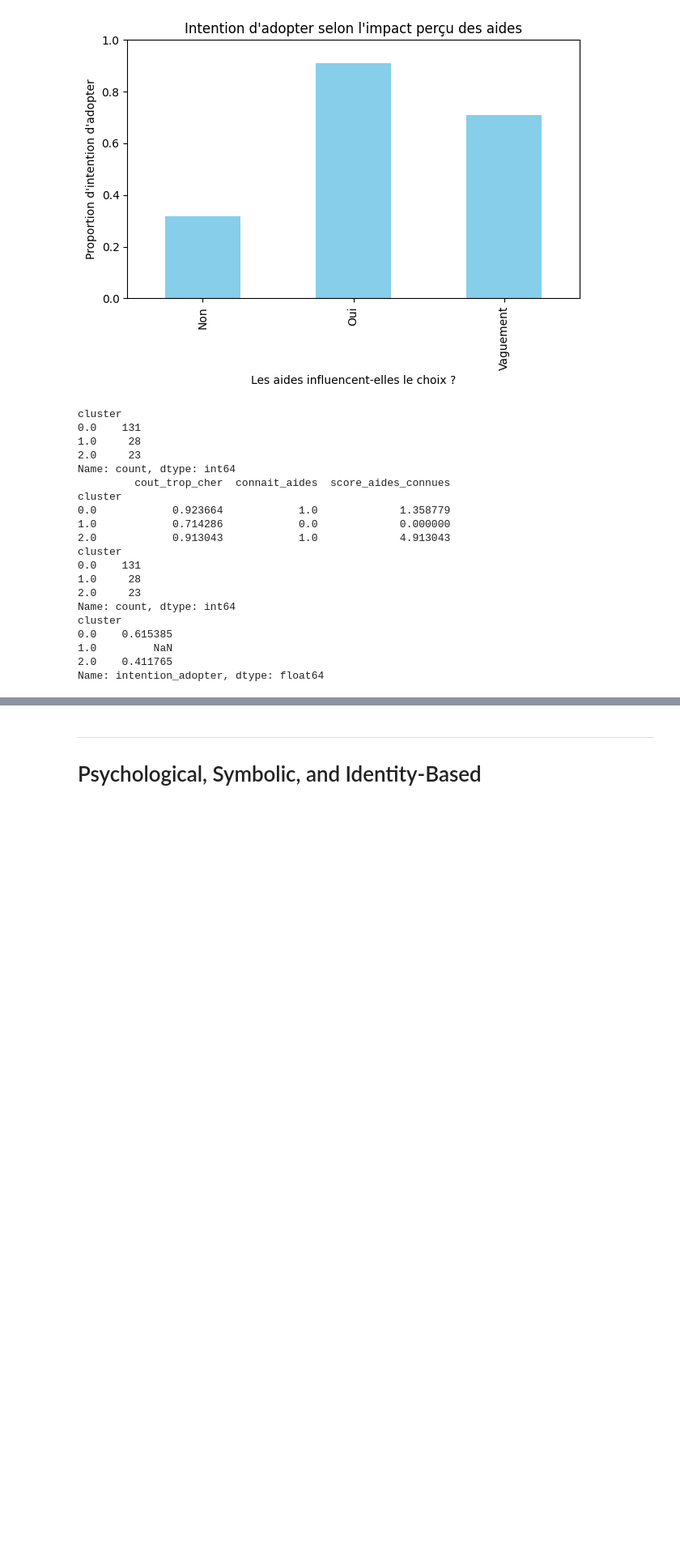
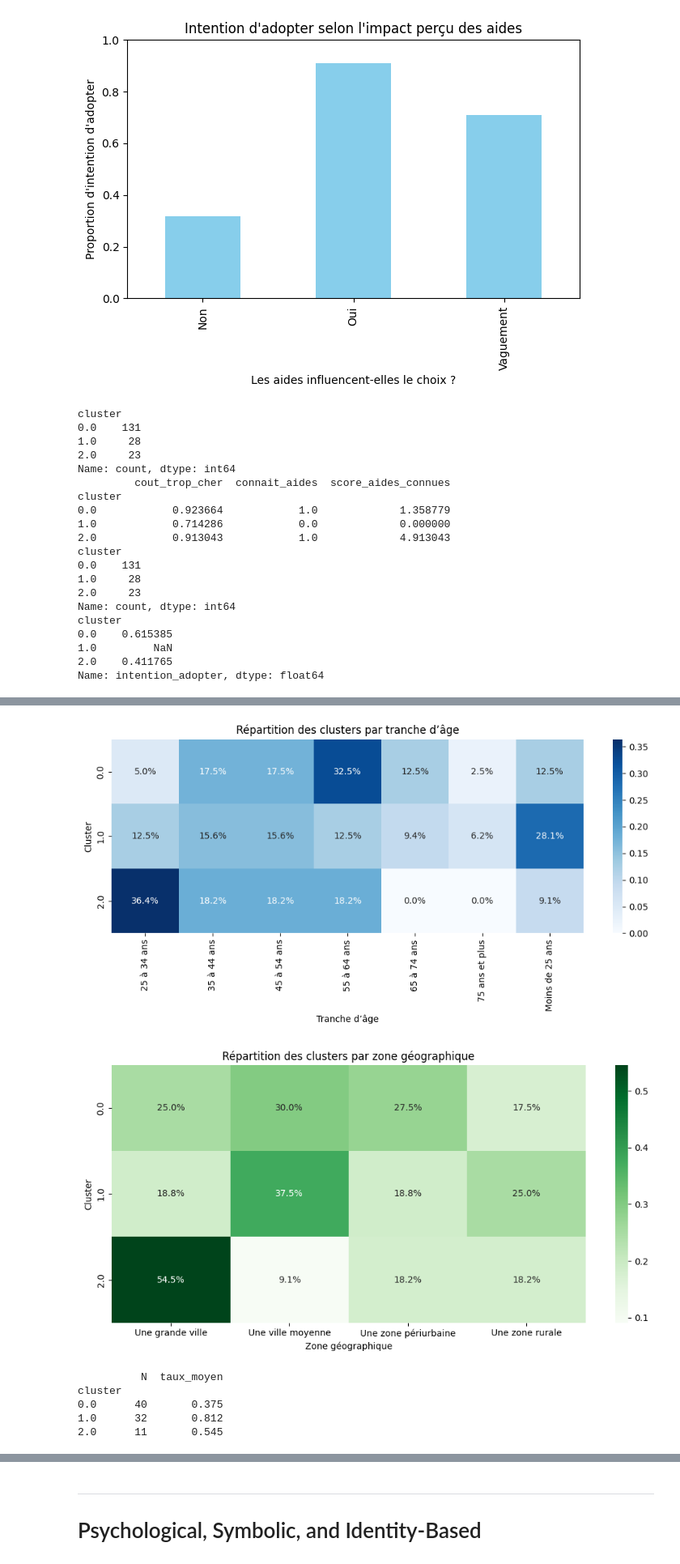
Before and after one commit to Man-G0/EvThesis, a Jupyter notebook: Thesis Analysis.ipynb, the cells around one changed output, grey strips where cells are left out. Shown at 81% size. Saved outputs shown, nothing was run; the diff lists cells and outputs as text; code cells hidden in the pictures; blank space fills up the shorter version.

```diff
--- a/Thesis Analysis.ipynb
+++ b/Thesis Analysis.ipynb
@@ -375,0 +476,77 @@ Name: intention_adopter, dtype: float64
+# %%
+# On normalise pour éviter l'effet d'échelle
+scaler = StandardScaler()
+X_scaled = scaler.fit_transform(reg_df[reg_vars])
+
+# KMeans clustering
+kmeans = KMeans(n_clusters=3, random_state=42)
+clusters = kmeans.fit_predict(X_scaled)
+
+# On remet les clusters dans df original, uniquement pour les lignes valides
+df['cluster'] = np.nan
+df.loc[reg_df.index, 'cluster'] = clusters
+
+# Optionnel : pour analyses/plots
+df_clustered = df.dropna(subset=['cluster'])
+
+# Nettoyage noms de colonnes
+df.columns = df.columns.str.strip()
+
+# Identifier les bonnes colonnes de regroupement
+age_col = [col for col in df.columns if "tranche d’âge" in col][0]
+geo_col = [col for col in df.columns if "Habitez-vous" in col][0]
+
+# Heatmap par âge
+age_cluster_ct = pd.crosstab(df_clustered['cluster'], df_clustered[age_col], normalize='index')
+plt.figure(figsize=(10,5))
+sns.heatmap(age_cluster_ct, annot=True, fmt=".1%", cmap="Blues")
+plt.title("Répartition des clusters par tranche d’âge")
+plt.ylabel("Cluster")
+plt.xlabel("Tranche d’âge")
+plt.tight_layout()
+plt.show()
+
+# Heatmap par zone géographique
+geo_cluster_ct = pd.crosstab(df_clustered['cluster'], df_clustered[geo_col], normalize='index')
+plt.figure(figsize=(10,5))
+sns.heatmap(geo_cluster_ct, annot=True, fmt=".1%", cmap="Greens")
+plt.title("Répartition des clusters par zone géographique")
+plt.ylabel("Cluster")
+plt.xlabel("Zone géographique")
+plt.tight_layout()
+plt.show()
+
+import seaborn as sns
+import matplotlib.pyplot as plt
+
+adoption_summary = (
+    df_clustered
+    .groupby('cluster')['intention_adopter']
+    .agg(N='count', taux_moyen='mean')
+    .round({'taux_moyen': 3})
+)
+print(adoption_summary)
+
+
+plt.figure(figsize=(6,4))
+sns.barplot(
+    x=adoption_summary.index.astype(int),   # clusters en X
+    y=adoption_summary['taux_moyen'].values # taux d'adoption en Y
+)
+plt.ylim(0, 1)
+plt.ylabel("Taux moyen d'adoption (0–1)")
+plt.xlabel("Cluster")
+plt.title("Intention d'adopter un VE selon le cluster")
+# Affiche la valeur au‑dessus de chaque barre
+for i, v in enumerate(adoption_summary['taux_moyen']):
+    plt.text(i, v + 0.02, f"{v:.2%}", ha="center")
+plt.tight_layout()
+plt.show()
+# %% [output]
+[figure, added]
+[figure, added]
+          N  taux_moyen
+cluster
+0.0      40       0.375
+1.0      32       0.812
+2.0      11       0.545
```
Also changed, not shown: parts of 23 cells of this notebook.
